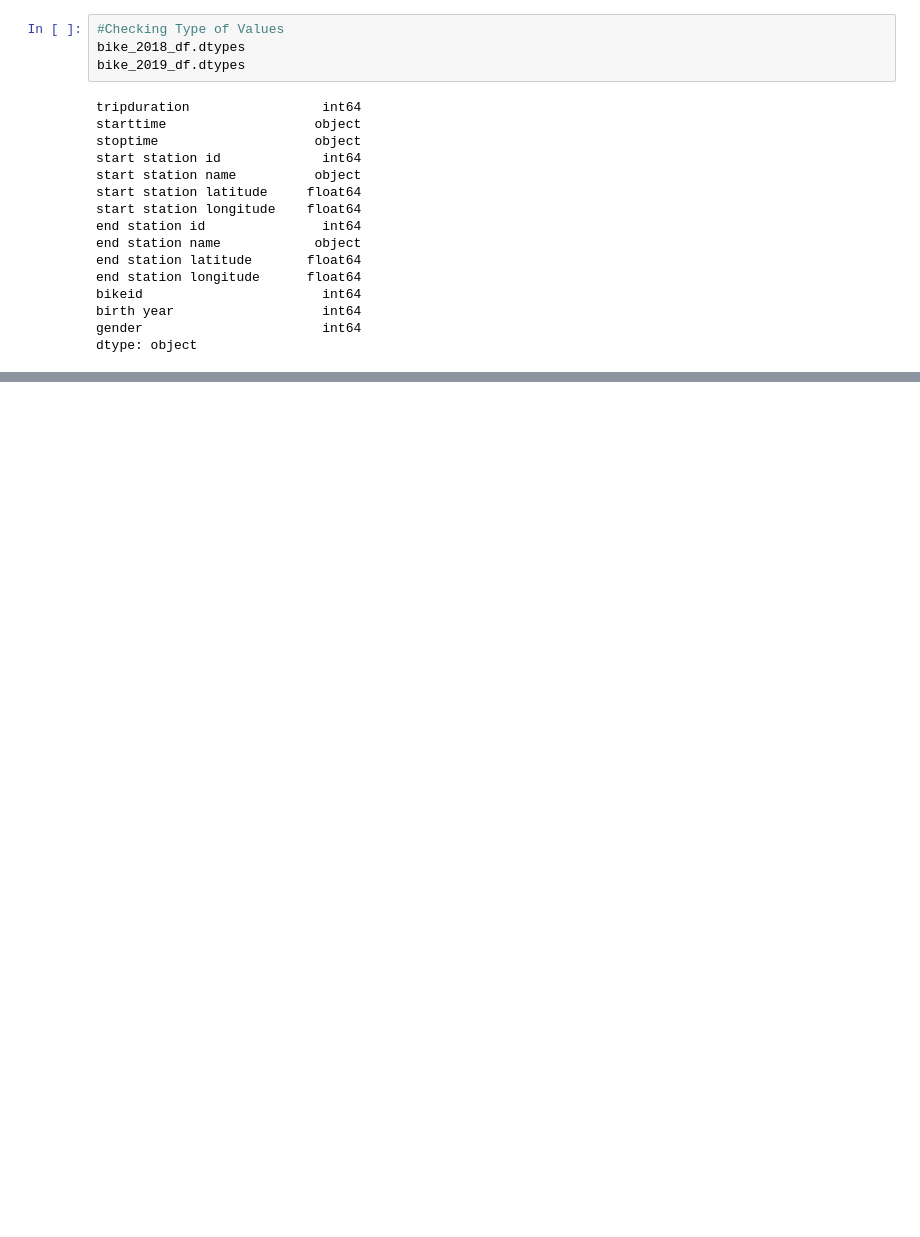
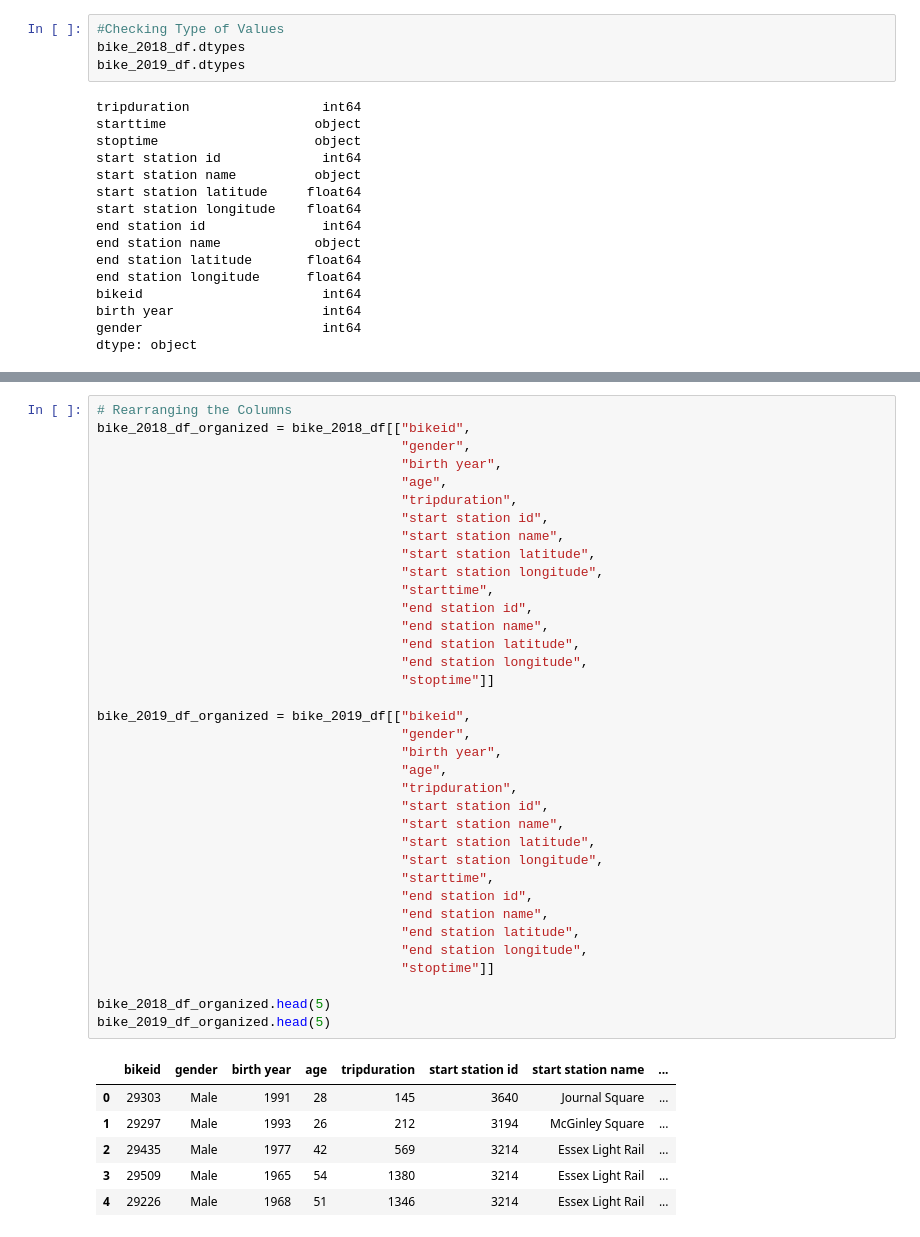
Before and after one commit to Adrian-Stahl/Tableau-Challenge, a Jupyter notebook: Untitled.ipynb, the cells around one changed output, grey strips where cells are left out. Saved outputs shown, nothing was run; the diff lists cells and outputs as text; blank space fills up the shorter version.

```diff
--- a/Untitled.ipynb
+++ b/Untitled.ipynb
@@ -63,0 +120,43 @@ bike_2018_df['']
+# %%
+# Rearranging the Columns
+bike_2018_df_organized = bike_2018_df[["bikeid",
+                                       "gender",
+                                       "birth year",
+                                       "age",
+                                       "tripduration",
+                                       "start station id",
+                                       "start station name",
+                                       "start station latitude",
+                                       "start station longitude",
+                                       "starttime",
+                                       "end station id",
+                                       "end station name",
+                                       "end station latitude",
+                                       "end station longitude",
+                                       "stoptime"]]
+
+bike_2019_df_organized = bike_2019_df[["bikeid",
+                                       "gender",
+                                       "birth year",
+                                       "age",
+                                       "tripduration",
+                                       "start station id",
+                                       "start station name",
+                                       "start station latitude",
+                                       "start station longitude",
+                                       "starttime",
+                                       "end station id",
+                                       "end station name",
+                                       "end station latitude",
+                                       "end station longitude",
+                                       "stoptime"]]
+
+bike_2018_df_organized.head(5)
+bike_2019_df_organized.head(5)
+# %% [output]
+|  | bikeid | gender | birth year | age | tripduration | start station id | start station name | ... |
+| 0 | 29303 | Male | 1991 | 28 | 145 | 3640 | Journal Square | ... |
+| 1 | 29297 | Male | 1993 | 26 | 212 | 3194 | McGinley Square | ... |
+| 2 | 29435 | Male | 1977 | 42 | 569 | 3214 | Essex Light Rail | ... |
+| 3 | 29509 | Male | 1965 | 54 | 1380 | 3214 | Essex Light Rail | ... |
+| 4 | 29226 | Male | 1968 | 51 | 1346 | 3214 | Essex Light Rail | ... |
```
Also changed, not shown: parts of 6 cells of this notebook, 1 other file.
